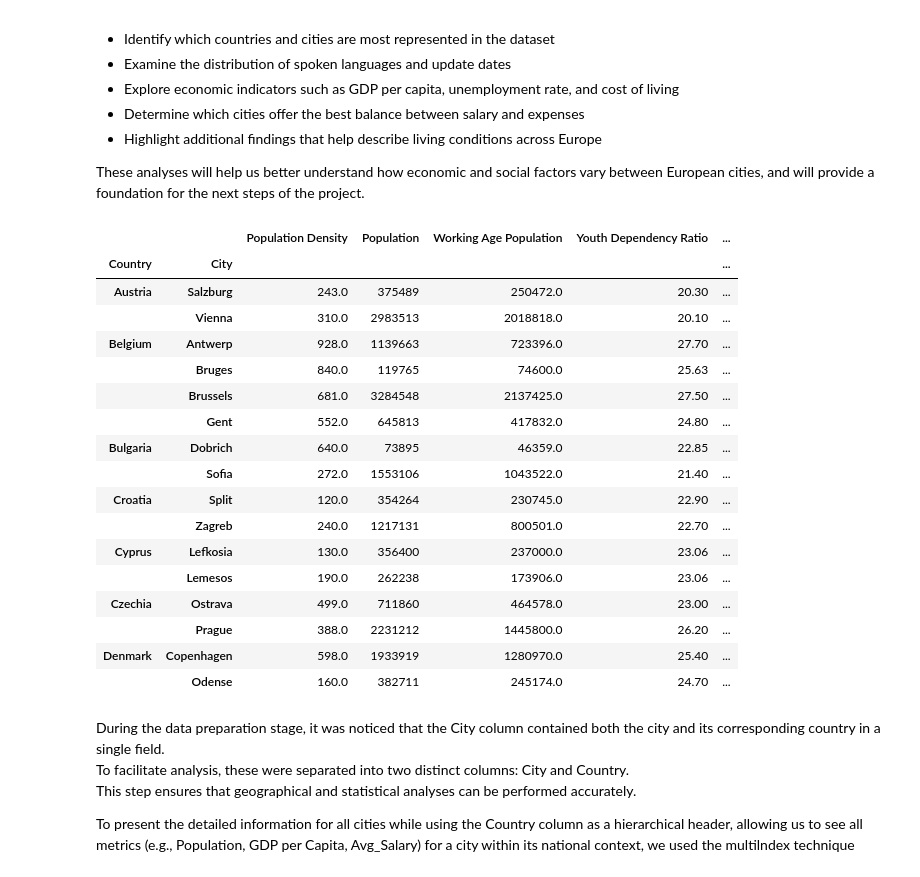
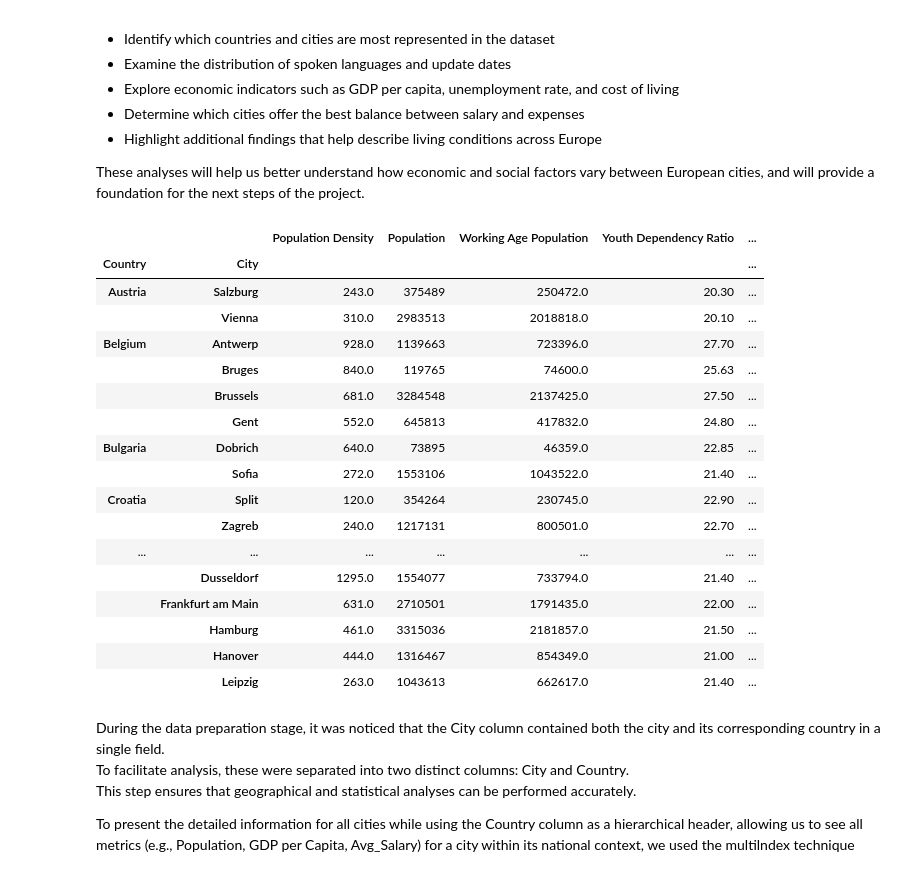
Before and after one commit to afonsolince06/-Where-should-I-live-PDS-Project, a Jupyter notebook: PDS_Project.ipynb, the cells around one changed output. Cells and saved outputs as stored; diff of their text form; code cells hidden in the pictures.

```diff
--- a/PDS_Project.ipynb
+++ b/PDS_Project.ipynb
@@ -115,7 +115,7 @@ Before continuing the analysis, we need to ensure that the dataset is clean. So
 city_data = city_data.drop(columns =['Average Price Groceries'], axis= 1) #dropping the column with too many null values as it doesnt add much value to the analysis
 
 city_data = city_data.fillna(city_data.median(numeric_only=True)) # filling null values with the median of the column because most numerical columns dont have a normal distribution
-city_data = city_data.fillna(city_data.mode().iloc[0]) # filling null values with the mode of the column for categorical columns
+city_data = city_data.fillna('German') # the only categorical column with a missing value is the main spoken language, in this case, it's for the city of Dusseldorf, in Germany, where they speak German
 
 # Check duplicates
 duplicates = city_data.duplicated().sum()
@@ -156,38 +156,40 @@ These analyses will help us better understand how economic and social factors va
 # %%
 city_data['City'] = city_data['City'].str.replace(';', ',') # replacing ; with , for consistency
 city_data['City'] = city_data['City'].str.replace('.', ',') # replacing . with , for consistency
+city_data['Main Spoken Languages'] = city_data['Main Spoken Languages'].str.replace(';', ',') # replacing ; with , for consistency
 
+# Splitting 'City' into 'City' and 'Country'
 city_data.insert(0, 'Country', city_data['City'].str.split(',').str[-1].str.strip())
-city_data['City'] = city_data['City'].str.split(',').str[0].str.strip()
+city_data['City'] = city_data['City'].str.split(',').str[0].str.strip() # keeping only the city name in the 'City' column
 city_data.loc[45, ['City', 'Country']] = city_data.loc[45, ['Country', 'City']].values # fixing the swapped values in row 45
 
 # 1. Sort the DataFrame by 'Country' to ensure cities are grouped sequentially
 city_data.sort_values(by=['Country', 'City'], inplace=True)
 
 # 2. Set a MultiIndex using 'Country' and 'City'
 # This creates the desired visual structure upon printing.
 structured_data = city_data.set_index(['Country', 'City'])
 
-structured_data.head(16)
+structured_data.head(30)
 # %% [output]
 |  |  | Population Density | Population | Working Age Population | Youth Dependency Ratio | ... |
 | Country | City |  |  |  |  | ... |
 | Austria | Salzburg | 243.0 | 375489 | 250472.0 | 20.30 | ... |
 |  | Vienna | 310.0 | 2983513 | 2018818.0 | 20.10 | ... |
 | Belgium | Antwerp | 928.0 | 1139663 | 723396.0 | 27.70 | ... |
 |  | Bruges | 840.0 | 119765 | 74600.0 | 25.63 | ... |
 |  | Brussels | 681.0 | 3284548 | 2137425.0 | 27.50 | ... |
 |  | Gent | 552.0 | 645813 | 417832.0 | 24.80 | ... |
 | Bulgaria | Dobrich | 640.0 | 73895 | 46359.0 | 22.85 | ... |
 |  | Sofia | 272.0 | 1553106 | 1043522.0 | 21.40 | ... |
 | Croatia | Split | 120.0 | 354264 | 230745.0 | 22.90 | ... |
 |  | Zagreb | 240.0 | 1217131 | 800501.0 | 22.70 | ... |
-| Cyprus | Lefkosia | 130.0 | 356400 | 237000.0 | 23.06 | ... |
-|  | Lemesos | 190.0 | 262238 | 173906.0 | 23.06 | ... |
-| Czechia | Ostrava | 499.0 | 711860 | 464578.0 | 23.00 | ... |
-|  | Prague | 388.0 | 2231212 | 1445800.0 | 26.20 | ... |
-| Denmark | Copenhagen | 598.0 | 1933919 | 1280970.0 | 25.40 | ... |
-|  | Odense | 160.0 | 382711 | 245174.0 | 24.70 | ... |
+| ... | ... | ... | ... | ... | ... | ... |
+|  | Dusseldorf | 1295.0 | 1554077 | 733794.0 | 21.40 | ... |
+|  | Frankfurt am Main | 631.0 | 2710501 | 1791435.0 | 22.00 | ... |
+|  | Hamburg | 461.0 | 3315036 | 2181857.0 | 21.50 | ... |
+|  | Hanover | 444.0 | 1316467 | 854349.0 | 21.00 | ... |
+|  | Leipzig | 263.0 | 1043613 | 662617.0 | 21.40 | ... |
 # %% [markdown]
 During the data preparation stage, it was noticed that the City column contained both the city and its corresponding country in a single field.
 To facilitate analysis, these were separated into two distinct columns: City and Country.
```
Also changed, not shown: parts of 9 cells of this notebook.
